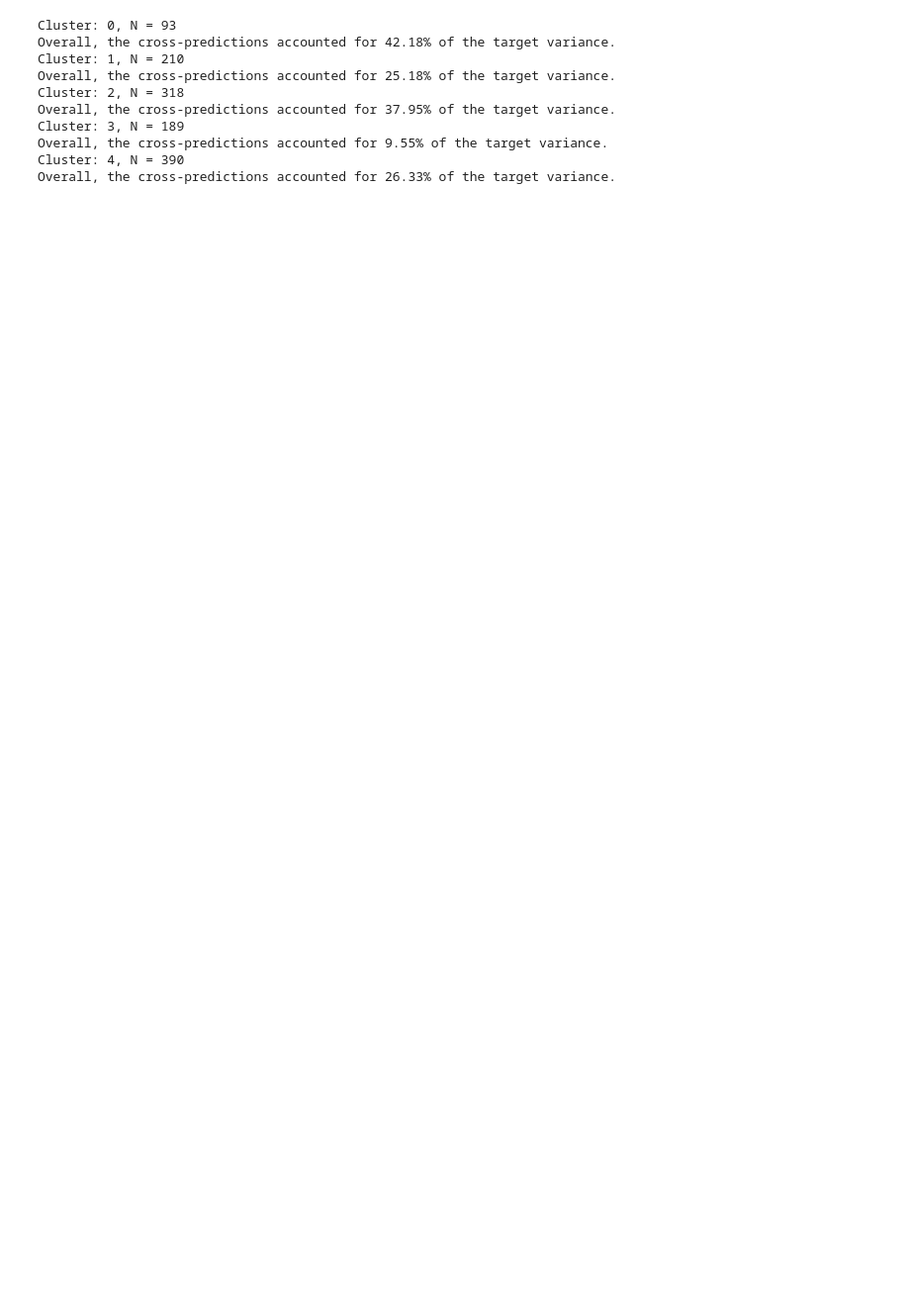
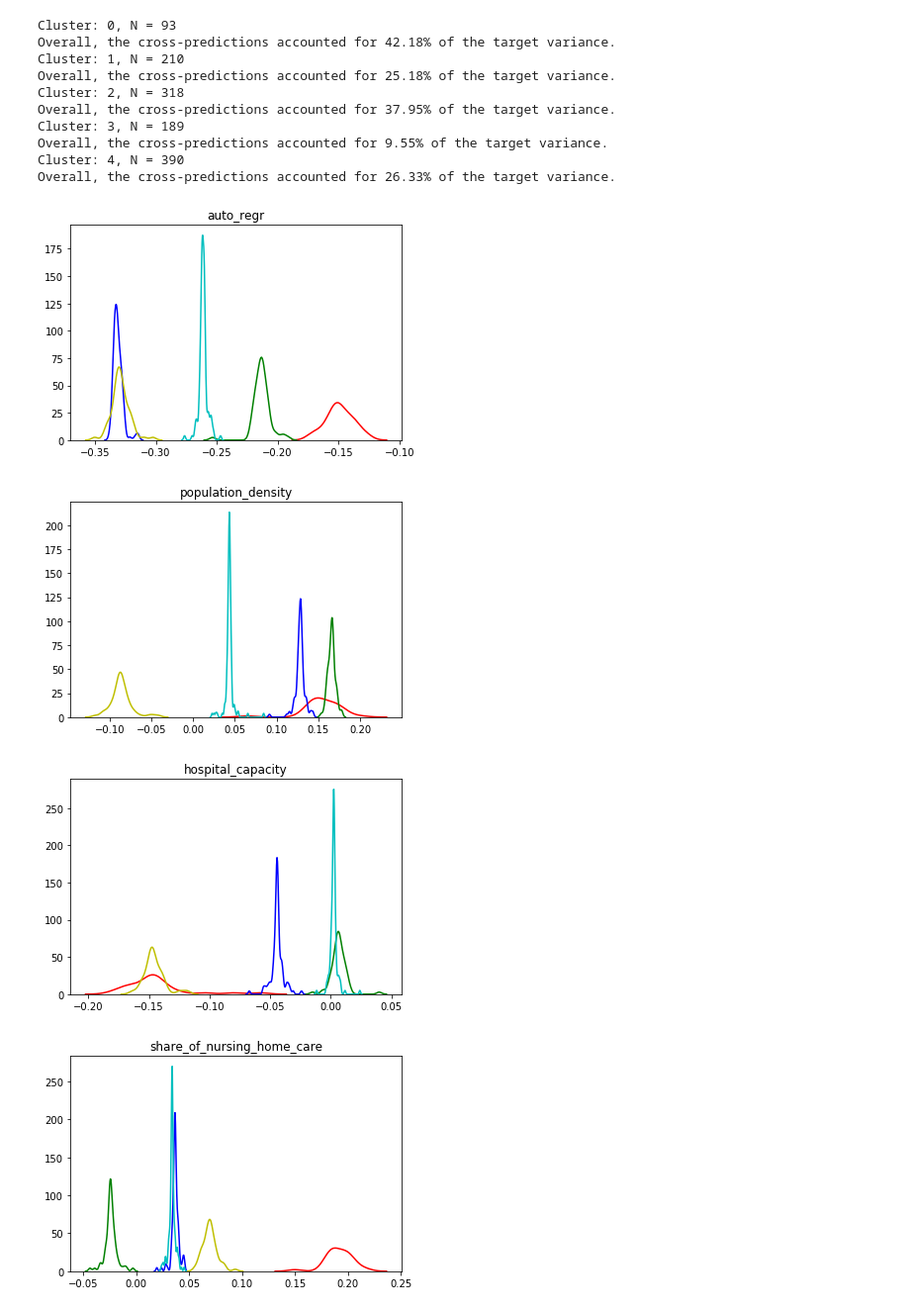
Before and after one commit to gizdatalab/Covid_DPPD, a Jupyter notebook: 05_target_and_prediction.ipynb, the cells around one changed output. Shown at 99% size. Saved outputs shown, nothing was run; the diff lists cells and outputs as text; code cells hidden in the pictures; blank space fills up the shorter version.

Commit message:
Added regression weight foo
Added analysis of regression weights, incl LinearRegression-clone with prior standardization. Streamlined cross_prediction function.

```diff
--- a/05_target_and_prediction.ipynb
+++ b/05_target_and_prediction.ipynb
@@ -224,28 +246,24 @@ def cross_predict(data, how, model, X_cols, y_col, id_col = None, shuffle_mode =
 # %%
 predictions = pd.DataFrame()
-tr2 = []
-tr = []
-te = []
+accuracies= []
 mod_coefs = []
 for clust in np.unique(all_data.cluster):
     clust_df = all_data[all_data.cluster == clust].copy()
     clust_N = clust_df.shape[0]
     print('Cluster: {}, N = {}'.format(clust,clust_N))
 
-    clust_output, r2, tr_, te_, mod_attr = cross_predict(data = clust_df,
+    clust_output, accs, mod_attr = cross_predict(data = clust_df,
                                                          X_cols = predictor_variables,
                                                          y_col = 'target',
                                                          id_col = ['districtId','district_name'],
                                                          how = 's',
-                                                         model = 'LinearRegression',
+                                                         model = 'standard_linreg',
                                                          mod_attrs_2_return = 'coef_',
                                                          z_trim = 3,
                                                          mod_params=None)
 
     predictions = pd.concat([predictions, clust_output])
-    tr2.append(r2)
-    tr.append(tr_)
-    te.append(te_)
+    accuracies.append(accs)
     mod_coefs.append(mod_attr)
 # %% [output]
 Cluster: 0, N = 93
@@ -258,3 +276,26 @@ Cluster: 3, N = 189
 Overall, the cross-predictions accounted for 9.55% of the target variance.
 Cluster: 4, N = 390
 Overall, the cross-predictions accounted for 26.33% of the target variance.
+# %%
+import matplotlib.pyplot as plt
+import seaborn as sns
+colors = ['r','g','b','y','c']
+mean_dict = {}
+for i,var in enumerate(predictor_variables):
+    mean_dict[var] = []
+    for clust in range(5):
+        values = []
+        for array_ in mod_coefs[clust]['coef_']:
+            values.append(array_[i])
+        mean_dict[var].append(np.mean(values))
+        sns.distplot(values,
+                     hist=False,
+                     color = colors[clust])
+    plt.title(var)
+#     plt.xlim([-1,1])
+    plt.show()
+# %% [output]
+[figure, added]
+[figure, added]
+[figure, added]
+[figure, added]
```
Also changed, not shown: parts of 5 cells of this notebook.
